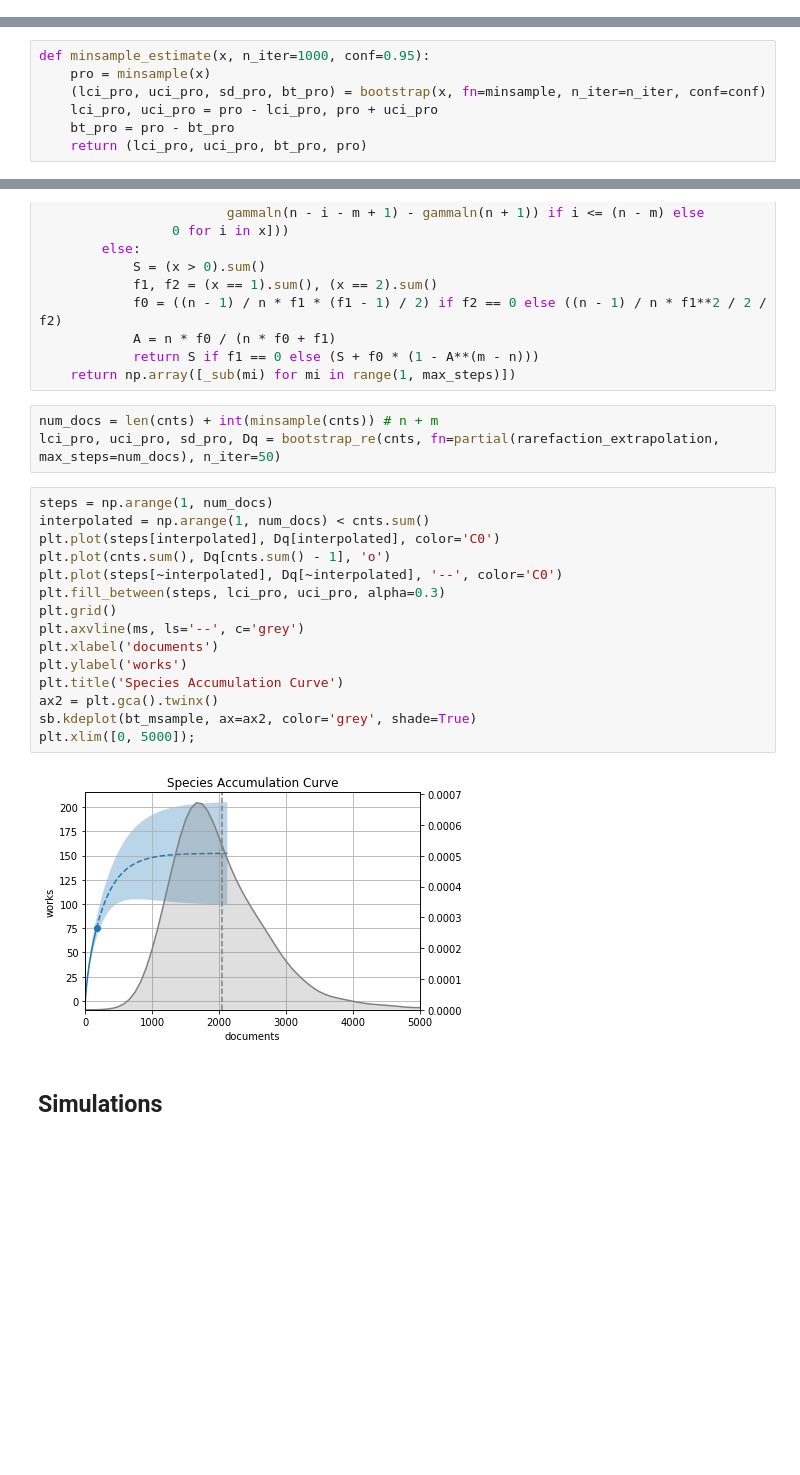
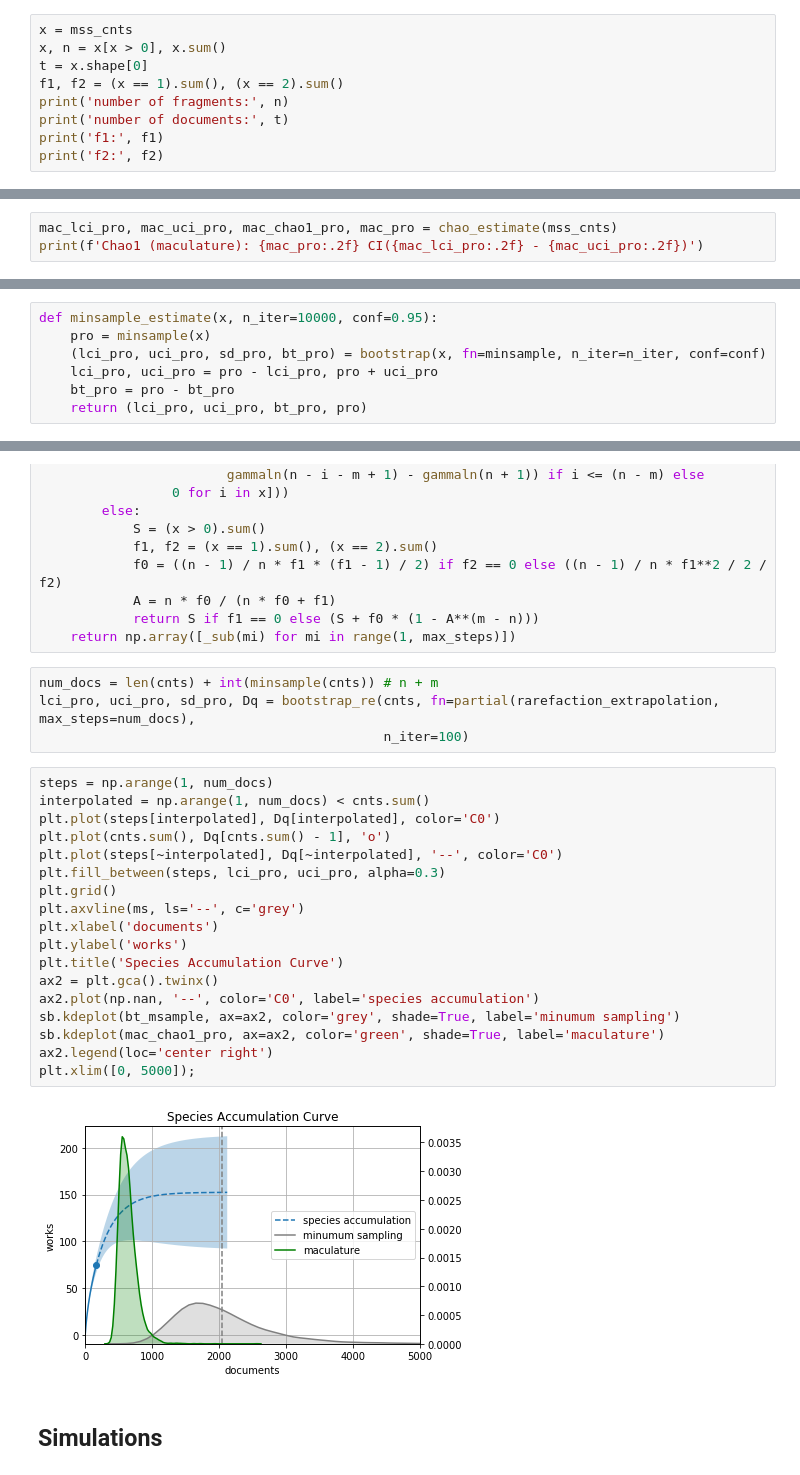
Before and after one commit to mikekestemont/minsampling, a Jupyter notebook: notebooks/estimating-diversity.ipynb, the cells around one changed output, grey strips where cells are left out. Drawn from its saved outputs; the diff is of its cells as text; blank space fills up the shorter version.

```diff
--- a/notebooks/estimating-diversity.ipynb
+++ b/notebooks/estimating-diversity.ipynb
@@ -245,0 +265,9 @@ ax.set_xlim([50, 400]);
+# %%
+x = mss_cnts
+x, n = x[x > 0], x.sum()
+t = x.shape[0]
+f1, f2 = (x == 1).sum(), (x == 2).sum()
+print('number of fragments:', n)
+print('number of documents:', t)
+print('f1:', f1)
+print('f2:', f2)
@@ -245,0 +279,3 @@ ax.set_xlim([50, 400]);
+# %%
+mac_lci_pro, mac_uci_pro, mac_chao1_pro, mac_pro = chao_estimate(mss_cnts)
+print(f'Chao1 (maculature): {mac_pro:.2f} CI({mac_lci_pro:.2f} - {mac_uci_pro:.2f})')
@@ -264,7 +304,7 @@ print('Estimate:', 100 / (minsample(cnts) / cnts.sum()), '% of documents survive
 # %% [output]
 Estimate: 8.1557911908646 % of documents survived
 # %%
-def minsample_estimate(x, n_iter=1000, conf=0.95):
+def minsample_estimate(x, n_iter=10000, conf=0.95):
     pro = minsample(x)
     (lci_pro, uci_pro, sd_pro, bt_pro) = bootstrap(x, fn=minsample, n_iter=n_iter, conf=conf)
     lci_pro, uci_pro = pro - lci_pro, pro + uci_pro
@@ -314,24 +354,28 @@ def rarefaction_extrapolation(x, max_steps):
     return np.array([_sub(mi) for mi in range(1, max_steps)])
 # %%
 num_docs = len(cnts) + int(minsample(cnts)) # n + m
-lci_pro, uci_pro, sd_pro, Dq = bootstrap_re(cnts, fn=partial(rarefaction_extrapolation, max_steps=num_docs), n_iter=50)
+lci_pro, uci_pro, sd_pro, Dq = bootstrap_re(cnts, fn=partial(rarefaction_extrapolation, max_steps=num_docs),
+                                            n_iter=100)
 # %%
 steps = np.arange(1, num_docs)
 interpolated = np.arange(1, num_docs) < cnts.sum()
 plt.plot(steps[interpolated], Dq[interpolated], color='C0')
 plt.plot(cnts.sum(), Dq[cnts.sum() - 1], 'o')
 plt.plot(steps[~interpolated], Dq[~interpolated], '--', color='C0')
 plt.fill_between(steps, lci_pro, uci_pro, alpha=0.3)
 plt.grid()
 plt.axvline(ms, ls='--', c='grey')
 plt.xlabel('documents')
 plt.ylabel('works')
 plt.title('Species Accumulation Curve')
 ax2 = plt.gca().twinx()
-sb.kdeplot(bt_msample, ax=ax2, color='grey', shade=True)
+ax2.plot(np.nan, '--', color='C0', label='species accumulation')
+sb.kdeplot(bt_msample, ax=ax2, color='grey', shade=True, label='minumum sampling')
+sb.kdeplot(mac_chao1_pro, ax=ax2, color='green', shade=True, label='maculature')
+ax2.legend(loc='center right')
 plt.xlim([0, 5000]);
 # %% [output]
-[figure, old version]
+[figure, new version]
 # %% [markdown]
 ## Simulations
 # %% [markdown]
```
Also changed, not shown: parts of 107 cells of this notebook.
